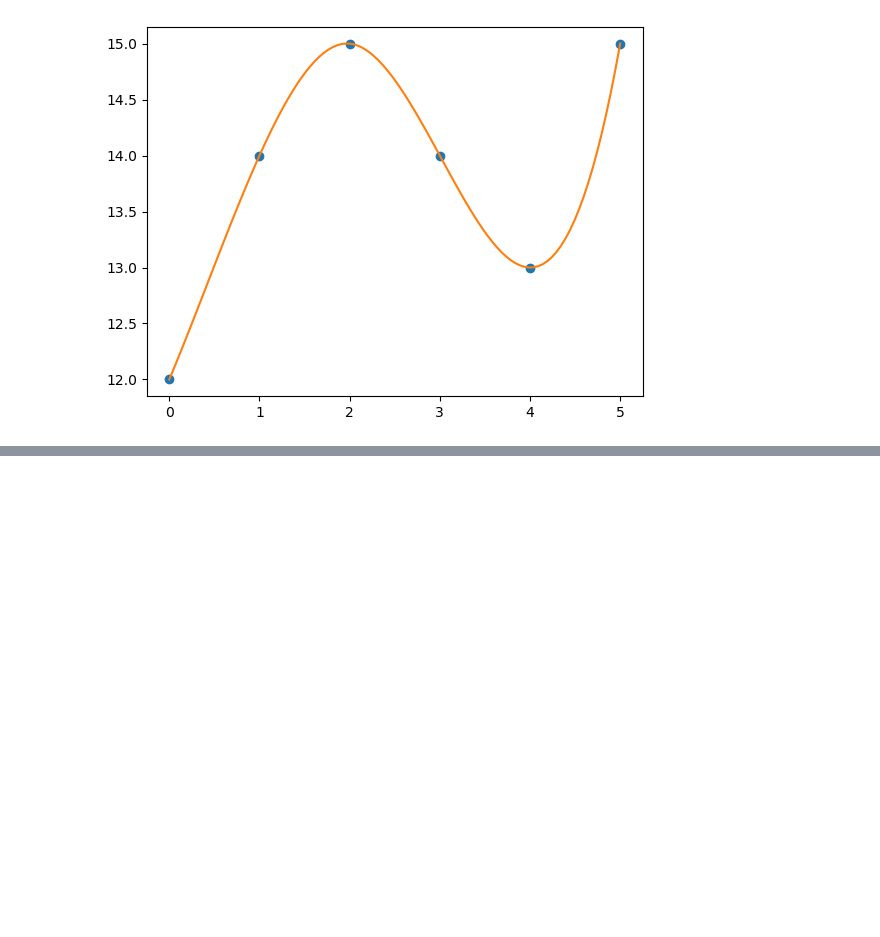
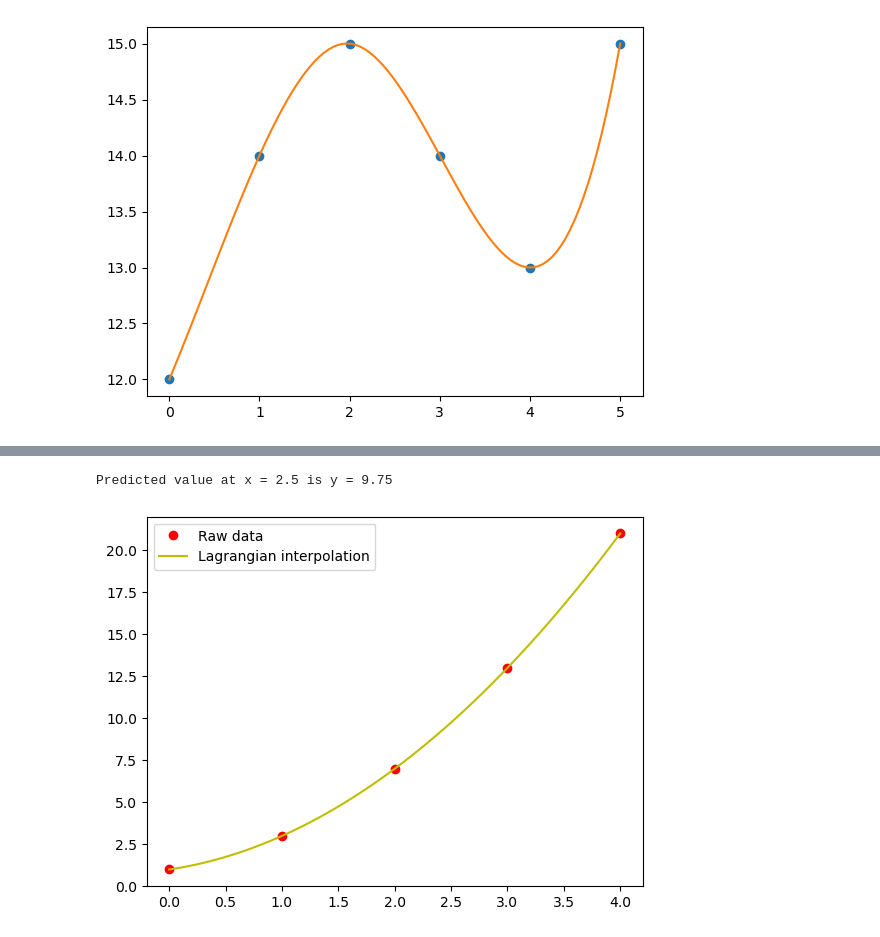
Before and after one commit to CQULeaf/MCM-ICM_Study_Resources, a Jupyter notebook: Materials from Xuhang Ye/Data Preprocession/Interpolation and Fitting（插值与拟合）/Different Interpolation Methods.ipynb, the cells around one changed output, grey strips where cells are left out. Drawn from its saved outputs; the diff is of its cells as text; code cells hidden in the pictures; blank space fills up the shorter version.

```diff
--- a/Materials from Xuhang Ye/Data Preprocession/Interpolation and Fitting（插值与拟合）/Different Interpolation Methods.ipynb
+++ b/Materials from Xuhang Ye/Data Preprocession/Interpolation and Fitting（插值与拟合）/Different Interpolation Methods.ipynb
@@ -56,0 +154,33 @@ plt.show()
+# %%
+# lagrange插值
+import numpy as np
+import matplotlib.pyplot as plt
+from scipy.interpolate import lagrange
+import warnings
+
+warnings.filterwarnings('ignore')
+
+# 已知的点
+x = np.array([0, 1, 2, 3, 4])
+y = np.array([1, 3, 7, 13, 21])
+
+# 使用拉格朗日插值算法
+f = lagrange(x, y)
+
+# 为了可视化，我们在一个更细的网格上计算多项式的值
+x_fine = np.linspace(min(x), max(x), 100)
+y_fine = f(x_fine)
+
+# 预测x=2.5时的值
+x_current = 2.5
+y_current = f(x_current)
+print('Predicted value at x = 2.5 is y = %.2f' % y_current)
+
+# 绘制结果
+plt.plot(x, y, 'ro', label='Raw data')
+plt.plot(x_fine, y_fine, 'y-', label='Lagrangian interpolation')
+plt.legend()
+plt.show()
+# %% [output]
+Predicted value at x = 2.5 is y = 9.75
+[figure, added]
```
Also changed, not shown: parts of 6 cells of this notebook, 1 other file.
